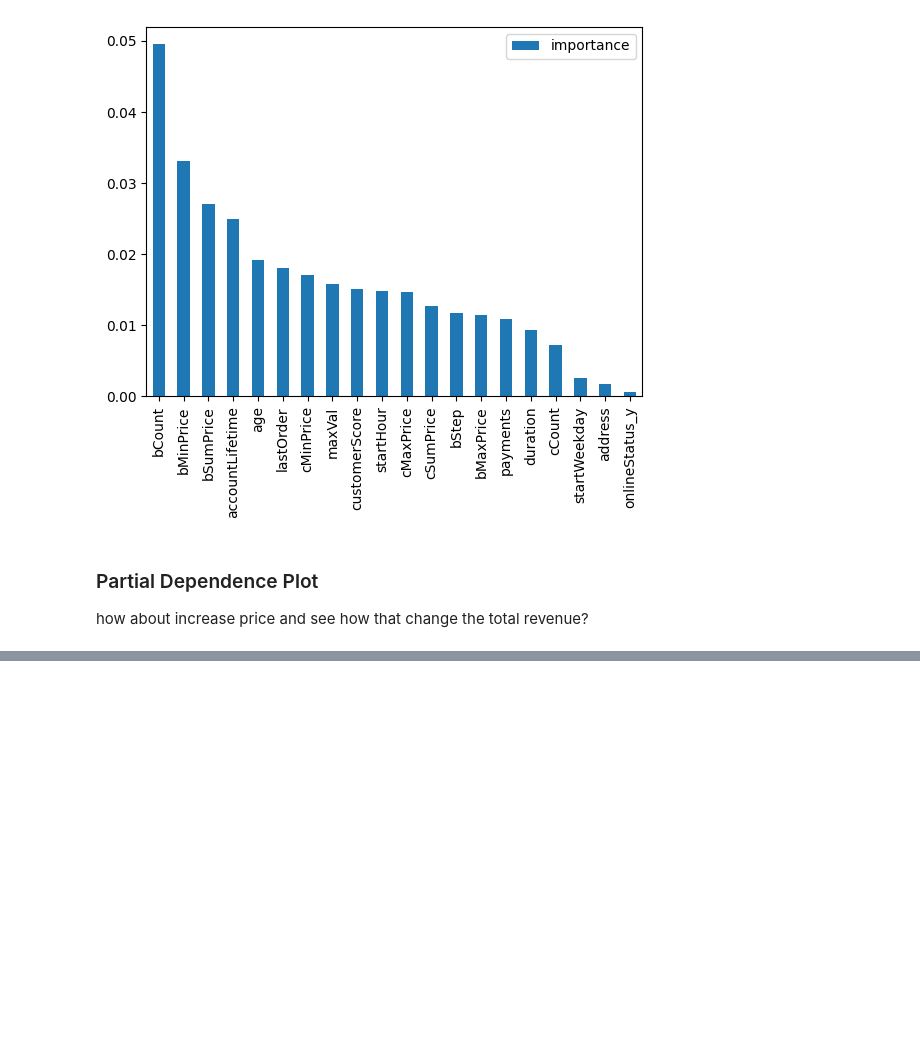
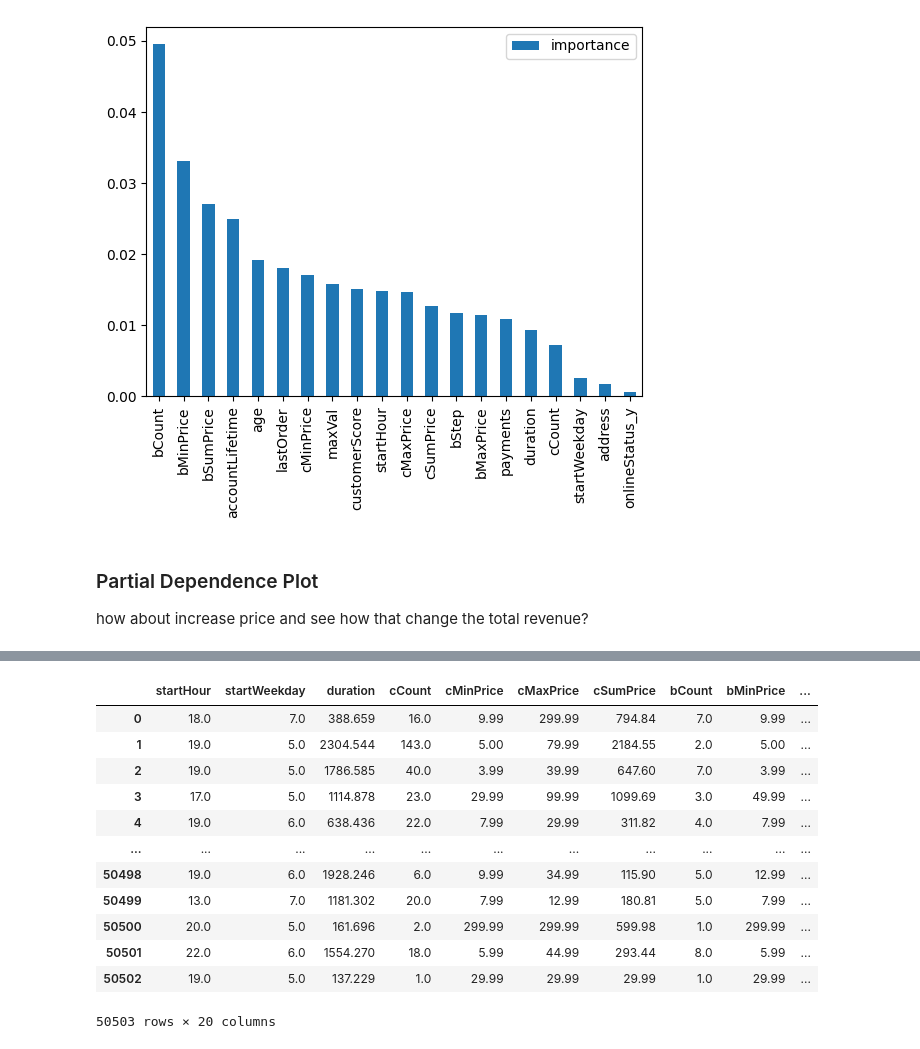
Before and after one commit to ShawnLiu119/Online-Order-Prediction-Pricing-Discrimination, a Jupyter notebook: online_order_prediction_pricing.ipynb, the cells around one changed output, grey strips where cells are left out. Saved outputs shown, nothing was run; the diff lists cells and outputs as text; code cells hidden in the pictures; blank space fills up the shorter version.

```diff
--- a/online_order_prediction_pricing.ipynb
+++ b/online_order_prediction_pricing.ipynb
@@ -719,0 +829,19 @@ pdp_values
+# %%
+#reverse back to intial value
+x_real = standard_scaler_.inverse_transform(df_test)
+df_real = pd.DataFrame(x_real, columns=x_dum.columns)
+df_real
+# %% [output]
+|  | startHour | startWeekday | duration | cCount | cMinPrice | cMaxPrice | cSumPrice | bCount | bMinPrice | ... |
+| 0 | 18.0 | 7.0 | 388.659 | 16.0 | 9.99 | 299.99 | 794.84 | 7.0 | 9.99 | ... |
+| 1 | 19.0 | 5.0 | 2304.544 | 143.0 | 5.00 | 79.99 | 2184.55 | 2.0 | 5.00 | ... |
+| 2 | 19.0 | 5.0 | 1786.585 | 40.0 | 3.99 | 39.99 | 647.60 | 7.0 | 3.99 | ... |
+| 3 | 17.0 | 5.0 | 1114.878 | 23.0 | 29.99 | 99.99 | 1099.69 | 3.0 | 49.99 | ... |
+| 4 | 19.0 | 6.0 | 638.436 | 22.0 | 7.99 | 29.99 | 311.82 | 4.0 | 7.99 | ... |
+| ... | ... | ... | ... | ... | ... | ... | ... | ... | ... | ... |
+| 50498 | 19.0 | 6.0 | 1928.246 | 6.0 | 9.99 | 34.99 | 115.90 | 5.0 | 12.99 | ... |
+| 50499 | 13.0 | 7.0 | 1181.302 | 20.0 | 7.99 | 12.99 | 180.81 | 5.0 | 7.99 | ... |
+| 50500 | 20.0 | 5.0 | 161.696 | 2.0 | 299.99 | 299.99 | 599.98 | 1.0 | 299.99 | ... |
+| 50501 | 22.0 | 6.0 | 1554.270 | 18.0 | 5.99 | 44.99 | 293.44 | 8.0 | 5.99 | ... |
+| 50502 | 19.0 | 5.0 | 137.229 | 1.0 | 29.99 | 29.99 | 29.99 | 1.0 | 29.99 | ... |
+50503 rows × 20 columns
```
Also changed, not shown: parts of 16 cells of this notebook.
